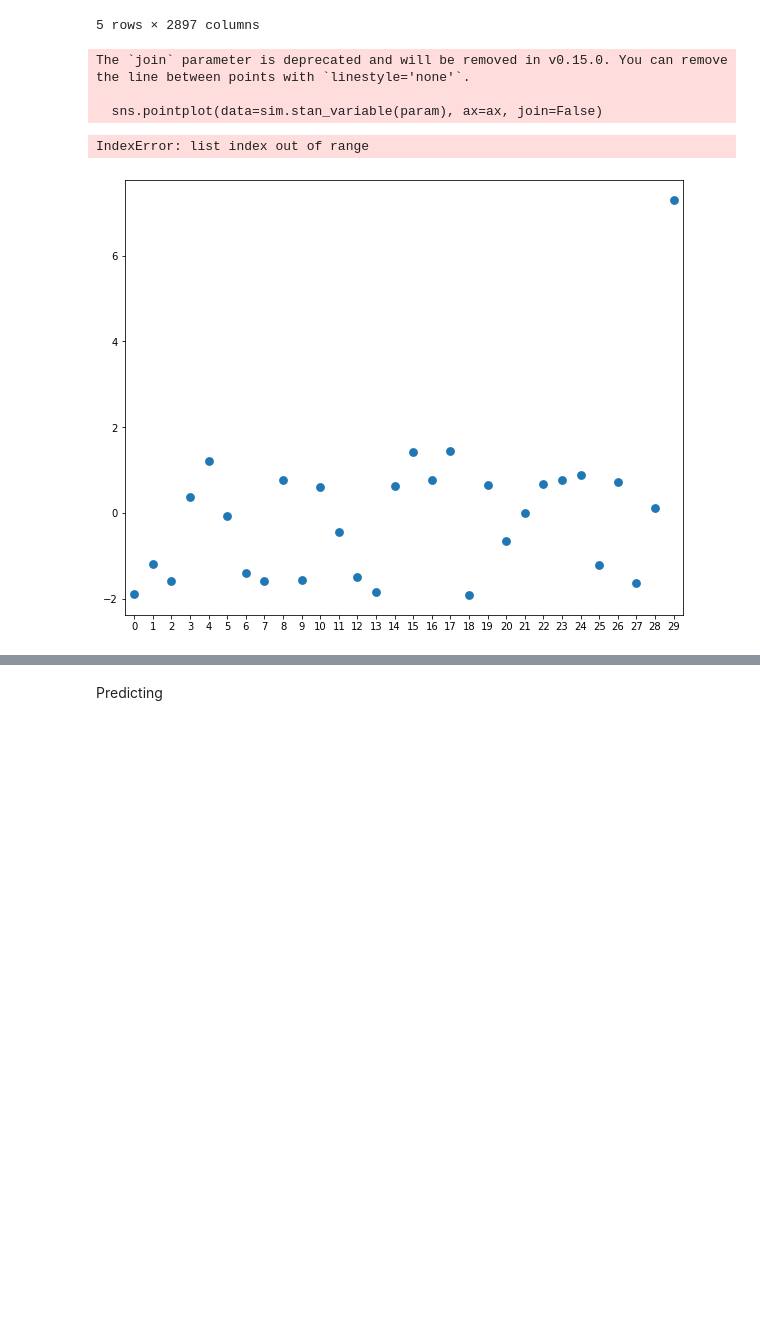
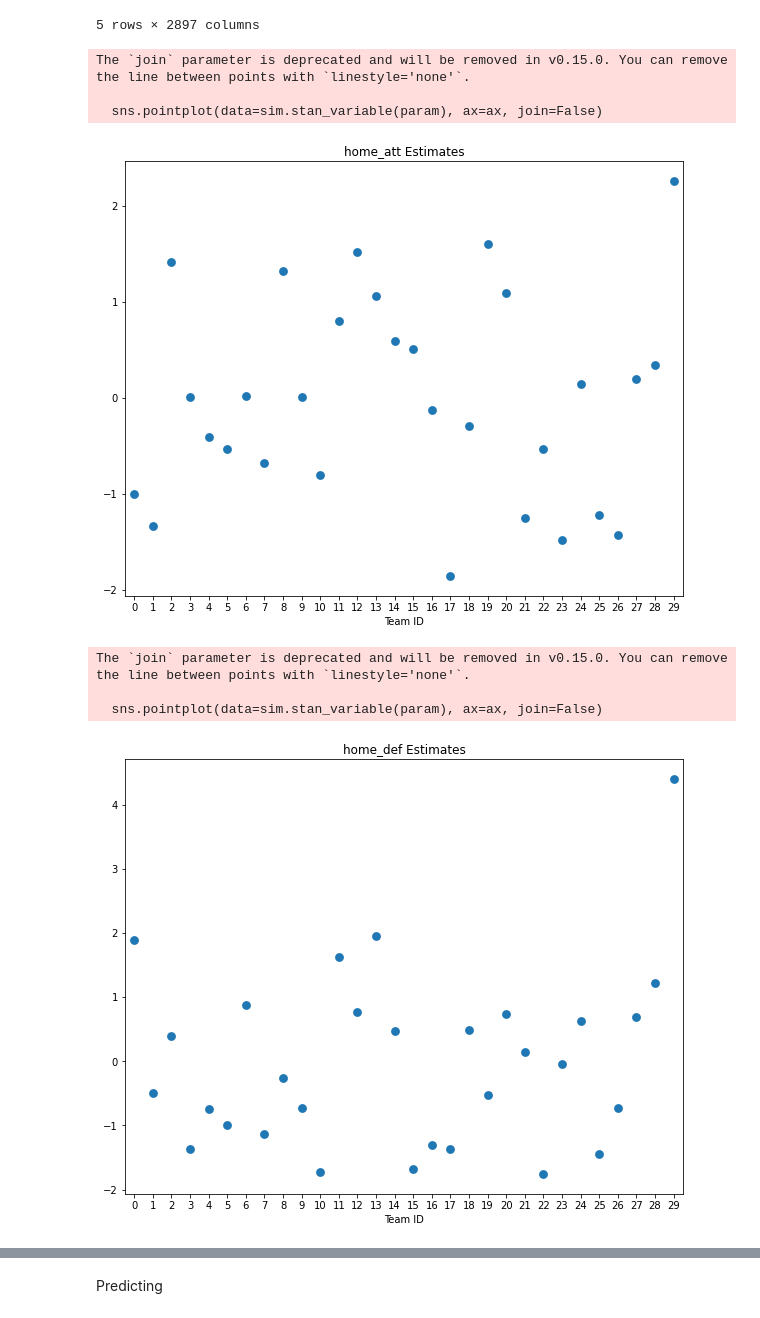
Before and after one commit to Mazart23/NBA_data_analytics, a Jupyter notebook: main.ipynb, the cells around one changed output, grey strips where cells are left out. Cells and saved outputs as stored; diff of their text form; code cells hidden in the pictures; blank space fills up the shorter version.

Commit message:
fix teams[year]

```diff
--- a/main.ipynb
+++ b/main.ipynb
@@ -192,16 +195,19 @@ mod_1_post.head()
 # %%
 parameters = ['home_att', 'home_def', 'away_att', 'away_def']
 
 for param in parameters:
     fig, ax = plt.subplots(figsize=(10, 8))
     sns.pointplot(data=sim.stan_variable(param), ax=ax, join=False)
-    ax.set_xticks(range(len(teams[year])))
+    ax.set_xticks(range(1,len(teams))+1)
     ax.set_title(f'{param} Estimates')
     ax.set_xlabel('Team ID')
     plt.show()
 # %% [output]
 The `join` parameter is deprecated and will be removed in v0.15.0. You can remove the line between points with `linestyle='none'`.
 
   sns.pointplot(data=sim.stan_variable(param), ax=ax, join=False)
+[figure, new version]
-IndexError: list index out of range
+The `join` parameter is deprecated and will be removed in v0.15.0. You can remove the line between points with `linestyle='none'`.
+
+  sns.pointplot(data=sim.stan_variable(param), ax=ax, join=False)
-[figure, old version]
+[figure, added]
```
Also changed, not shown: parts of 3 cells of this notebook.
